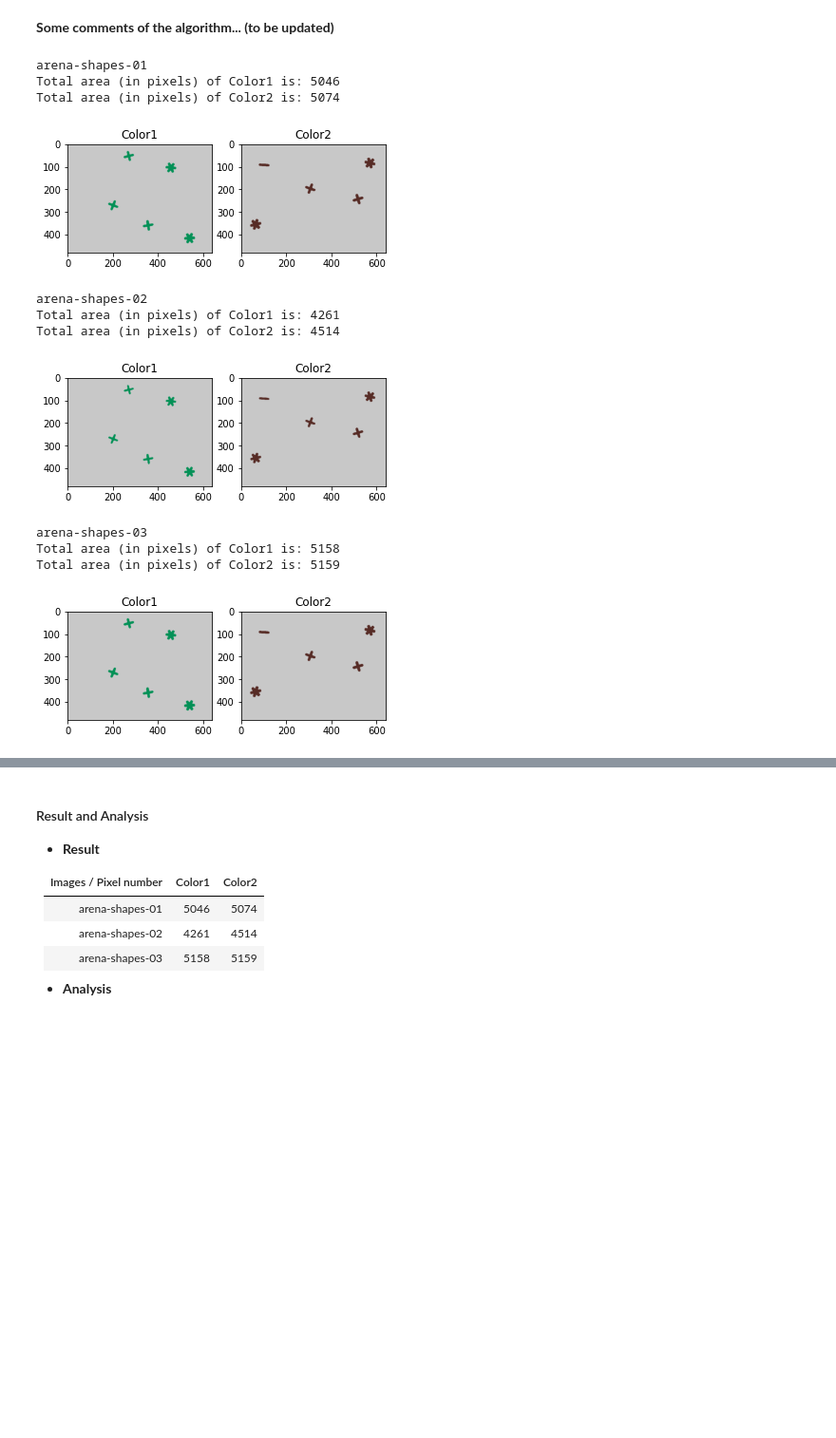
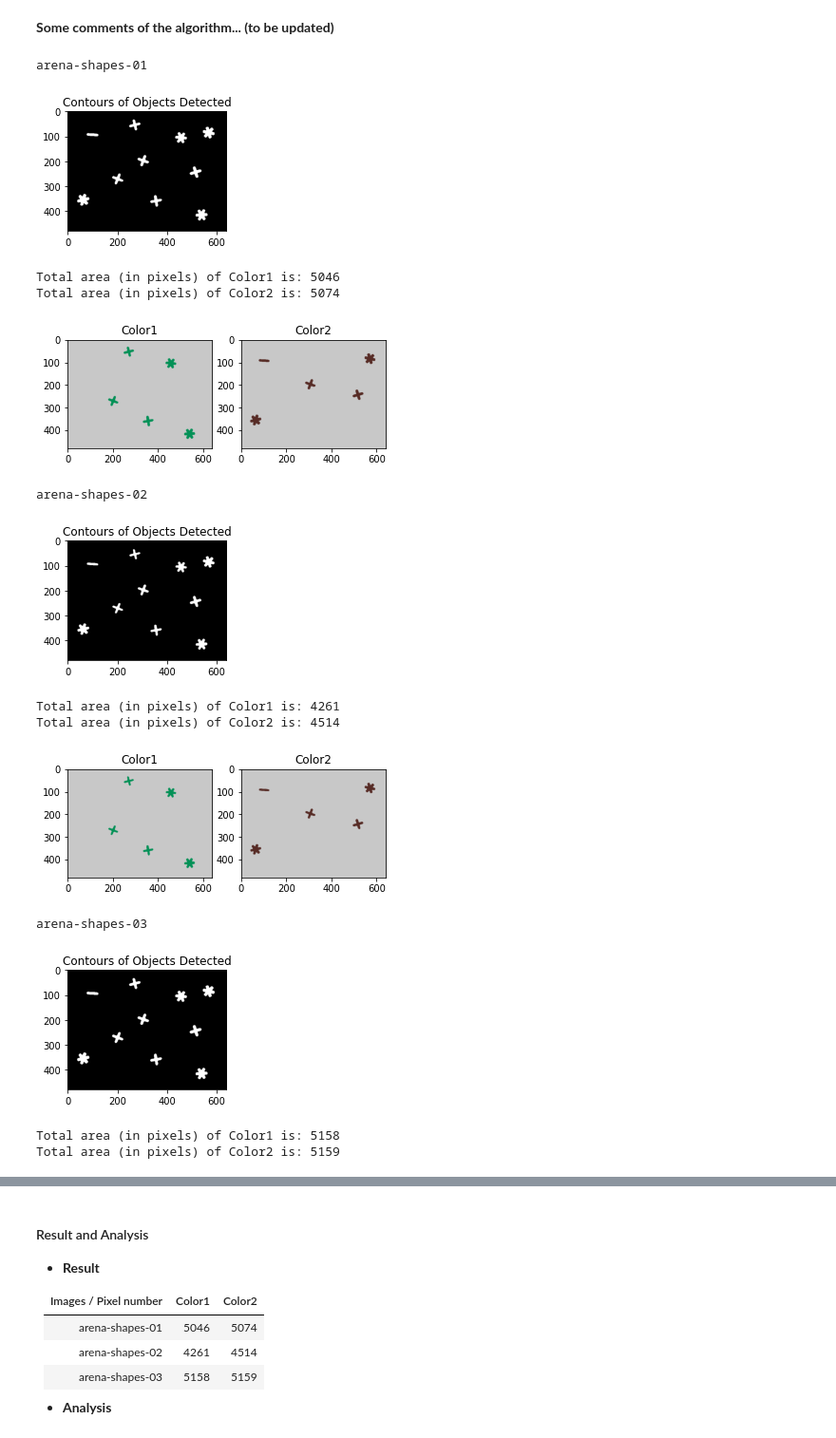
Before and after one commit to LTS5/iapr, a Jupyter notebook: labs/part_2_lab_01.ipynb, the cells around one changed output, grey strips where cells are left out. Shown at 95% size. Cells and saved outputs as stored; diff of their text form; code cells hidden in the pictures; blank space fills up the shorter version.

```diff
--- a/labs/part_2_lab_01.ipynb
+++ b/labs/part_2_lab_01.ipynb
@@ -397,11 +434,10 @@ def color_filter(col_hsv, col_rgb, contours):
     return col_obj_1, col_obj_2, color, obj
 # %%
 # Final result print
-def result_print(vertex, class1, class2, color):
+def result_print(vertexs, obj_pixels, class1, class2, color):
 
     col_obj_1 = class1
     col_obj_2 = class2
-    vertexs = vertex
 
     for i, c in enumerate([col_obj_1, col_obj_2]):
         obj_col = {'Object1': 0, 'Object2': 0, 'Object3': 0}
@@ -411,24 +447,22 @@ def result_print(vertex, class1, class2, color):
         new_colour = requested_colour[::-1]
 
         _, closest_name = get_colour_name(new_colour)
-        for j in c[1]:
-            obj_col=shape_identify(obj_col, vertexs[j], listOfKeys = list(obj_col.keys()))
-        print ("Color: {} (mean: {})".format(closest_name.upper(), [round(i) for i in new_colour]))
-        # if i == 0:
-        #     print('color1_hsv:', color[0])
-        #     print('color1_rgb:', color[2])
-        # else:
-        #     print('color2_hsv:', color[1])
-        #     print('color2_rgb:', color[3])
-        print(obj_col)
+        # for j in c[1]:
+        #     object_class=shape_identify_contours(obj_col, vertexs[j], listOfKeys = list(obj_col.keys()))
+        input_pixels = [obj_pixels[i] for i in c[1]]
+        object_class = shape_identify_pixels(obj_col, input_pixels, listOfKeys = list(obj_col.keys()))
+        print("Color: {} (mean: {})".format(closest_name.upper(), [round(i) for i in new_colour]))
+        print(object_class)
 # %%
 # Implement image analyze for the three images
 for i, img in enumerate(images):
     print('\n'+im_names[i])
     src = img
     image_analyze = Img_Analysis()
-    contours, vertexs, col_hsv, col_rgb = image_analyze.analysis(src)
+    contours, vertexs, col_hsv, col_rgb, obj_pixels = image_analyze.analysis(src)
     col_obj_1, col_obj_2, colors, objs = color_filter(col_hsv, col_rgb, contours)
-    result_print(vertexs, col_obj_1, col_obj_2, colors)
+    result_print(vertexs, obj_pixels, col_obj_1, col_obj_2, colors)
+#     print(obj_pixels)
+    print("Vertexs: {}\nPixels: {}".format(vertexs, obj_pixels))
 # %% [output]
 arena-shapes-01
@@ -509,37 +538,39 @@ NOTE:
 # %%
 for i, img in enumerate(images):
     print('\n'+im_names[i])
     src = img
     image_analyze = Img_Analysis()
-    contours, vertexs, col_hsv, col_rgb= image_analyze.analysis(src)
+    contours, vertexs, col_hsv, col_rgb, _ = image_analyze.analysis(src)
     col_obj_1, col_obj_2, col, objs = color_filter(col_hsv, col_rgb, contours)
     # # result_print(vertexs, col_obj_1, col_obj_2, col)
     h, w, ch = img.shape
     titles = ['Color1', 'Color2']
     # Pixels Count and visualization
     for i,cnt in enumerate([objs['col_1'], objs['col_2']]):
         obj_img = np.ones((h, w, ch), dtype=np.uint8)*200
         # cv.drawContours(obj_img, cnt, -1, (), thickness=-1)
         cv.drawContours(obj_img, cnt, -1, (colors[i][0].item(),colors[i][1].item(),colors[i][2].item()), thickness=-1)
         gray = cv.cvtColor(obj_img, cv.COLOR_RGB2GRAY)
         ret, binary = cv.threshold(gray, 0, 255, cv.THRESH_BINARY_INV| cv.THRESH_OTSU)
         values, counts = np.unique(binary, return_counts=True)
         print('Total area (in pixels) of {} is: {}'.format(titles[i], counts[1]))
 
         plt.subplot(1,2,i+1)
         plt.title(titles[i])
         plt.imshow(obj_img)
     plt.show()
 # %% [output]
 arena-shapes-01
-Total area (in pixels) of Color1 is: 5046
-Total area (in pixels) of Color2 is: 5074
-[figure, old version]
+[figure, new version]
-arena-shapes-02
-Total area (in pixels) of Color1 is: 4261
-Total area (in pixels) of Color2 is: 4514
+Total area (in pixels) of Color1 is: 5046
+Total area (in pixels) of Color2 is: 5074
 [figure]
-arena-shapes-03
-Total area (in pixels) of Color1 is: 5158
-Total area (in pixels) of Color2 is: 5159
+arena-shapes-02
-[figure, old version]
+[figure, new version]
+Total area (in pixels) of Color1 is: 4261
+Total area (in pixels) of Color2 is: 4514
+[figure, added]
+arena-shapes-03
+[figure, added]
+Total area (in pixels) of Color1 is: 5158
+Total area (in pixels) of Color2 is: 5159
```
Also changed, not shown: parts of 7 cells of this notebook.
